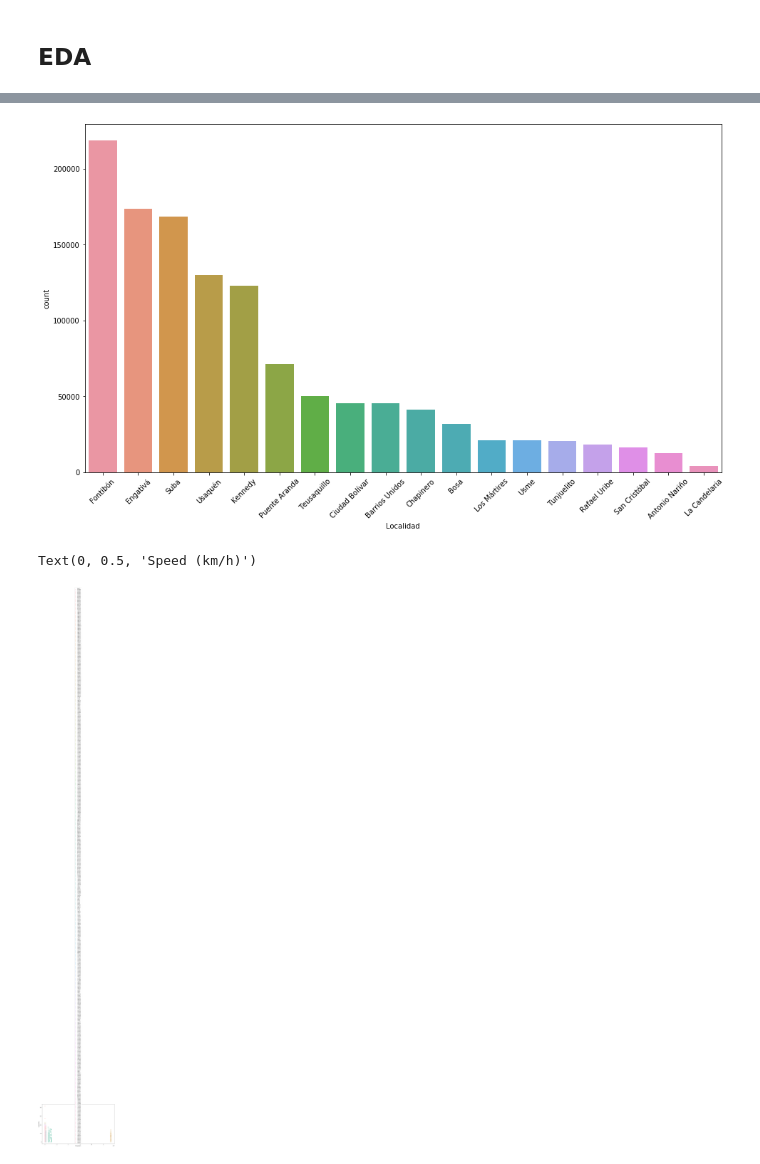
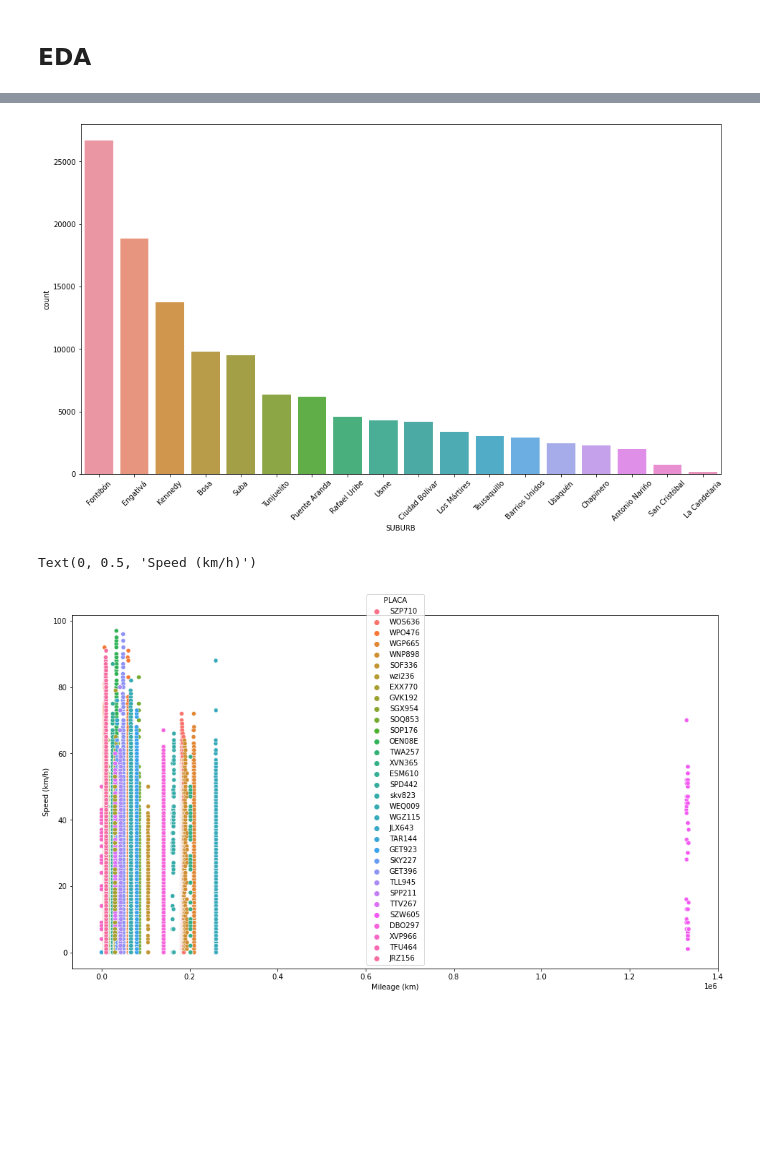
Before and after one commit to AlejoB13C/rastreo-satelital, a Jupyter notebook: notebooks/InDepthEDA.ipynb, the cells around one changed output, grey strips where cells are left out. Cells and saved outputs as stored; diff of their text form; code cells hidden in the pictures; blank space fills up the shorter version.

```diff
--- a/notebooks/InDepthEDA.ipynb
+++ b/notebooks/InDepthEDA.ipynb
@@ -18,0 +17,6 @@ df = cx.read_sql(f'mysql://{USER}:{PASS}@{HOST}/{DB}','SELECT * FROM rastreo_sat
+# %%
+query = '''
+SELECT * FROM rastreo_satelital_v2 LIMIT 500000
+'''
+df = cx.read_sql(f"mysql://{USER}:{PASS}@{HOST}/{DB}", query, partition_on='ID', partition_num=8)
+df.info()
@@ -121,15 +146,13 @@ df.head()
 # %%
 def GetEdgeAndRoadType(G,row):
-    lat = row['LATITUDE']
-    lon = row['LONGITUDE']
-    edge = ox.distance.nearest_edges(G,lon,lat, interpolate=None, return_dist=False)
+    edge = row['EDGE']
     road = G.edges[edge]['highway']
-    print(road)
-    return edge, road
+    return road
 G = ox.graph_from_place("Bogota, Colombia", network_type="drive")
 
 # df[['EDGE','ROADTYPE']] = df.apply(lambda row: GetEdgeAndRoadType(G,row),axis=1)
 df['EDGE'] = ox.distance.nearest_edges(G,df['LONGITUDE'],df['LATITUDE'], interpolate=None, return_dist=False)
+df['ROADTYPE'] = df.apply(lambda row: GetEdgeAndRoadType(G,row),axis=1)
 # %% [output]
   dists = geoms.iloc[list(rtree.nearest(xy, num_results=10))].distance(Point(xy))
 # %% [markdown]
@@ -236,15 +262,15 @@ sns.catplot(col = 'day',row='Localidad',data=df,x= 'hour',y='Speed',kind='box')
 # %%
 fig,ax = plt.subplots(figsize=(16,9))
-sns.countplot(data = df, x='Localidad',ax=ax,order = df.Localidad.value_counts().index)
+sns.countplot(data = df, x='SUBURB',ax=ax,order = df.SUBURB.value_counts().index)
 ax.tick_params(axis='x', labelrotation=45)
 # %% [output]
-[figure, old version]
+[figure, new version]
 # %%
 fig, ax = plt.subplots(figsize=(16,9))
-sns.scatterplot(x='Mileage',y='Speed',data = df,hue='PLACA',marker = 'o',ax=ax)
+sns.scatterplot(x='MILEAGE',y='SPEED',data = df,hue='PLACA',marker = 'o',ax=ax)
 ax.set_xlabel('Mileage (km)')
 ax.set_ylabel('Speed (km/h)')
 # %% [output]
 Text(0, 0.5, 'Speed (km/h)')
-[figure, old version]
+[figure, new version]
 # %%
```
Also changed, not shown: parts of 15 cells of this notebook, 1 other file.
